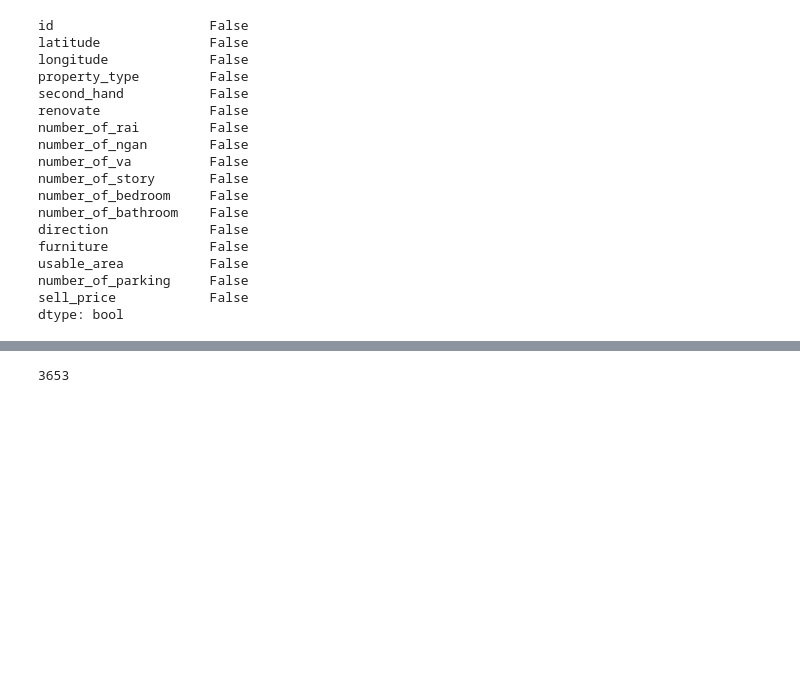
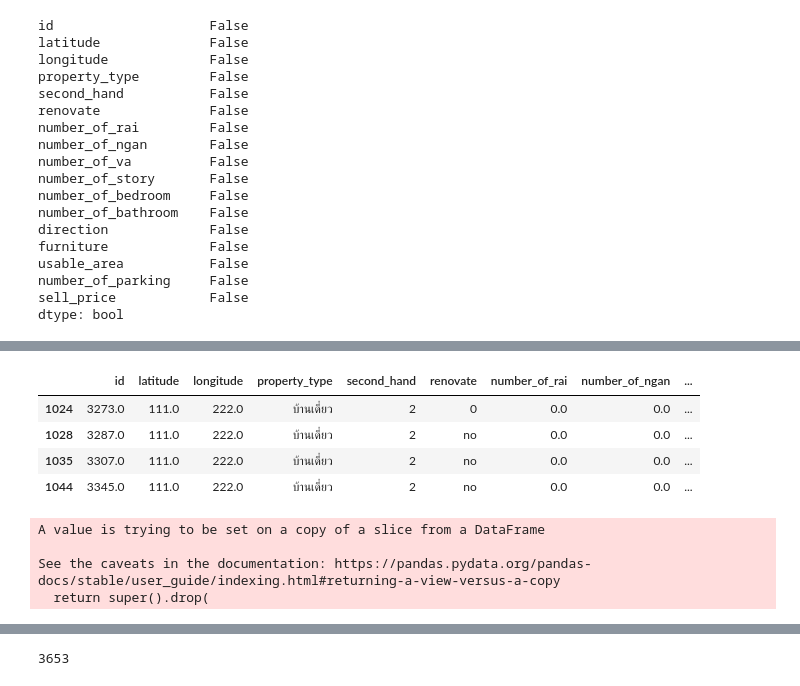
Before and after one commit to supatsara2002/bsc_dpdm22, a Jupyter notebook: midterm_dpdm22.ipynb, the cells around one changed output, grey strips where cells are left out. Drawn from its saved outputs; the diff is of its cells as text; code cells hidden in the pictures; blank space fills up the shorter version.

```diff
--- a/midterm_dpdm22.ipynb
+++ b/midterm_dpdm22.ipynb
@@ -202,3 +210,18 @@ home_1.describe()
 | 50% | 16.440098 | 102.799695 | 0.000000 | 0.000000 | 57.000000 | 1.000000 | 3.000000 | ... |
 | 75% | 16.486725 | 102.840579 | 0.000000 | 0.000000 | 73.100000 | 2.000000 | 3.000000 | ... |
 | max | 111.000000 | 222.000000 | 67.000000 | 95.000000 | 786.000000 | 32.000000 | 40.000000 | ... |
+# %%
+home_1[home_1['longitude']>180] #longitudeต้อง <180
+# %% [output]
+|  | id | latitude | longitude | property_type | second_hand | renovate | number_of_rai | number_of_ngan | ... |
+| 1024 | 3273.0 | 111.0 | 222.0 | บ้านเดี่ยว | 2 | 0 | 0.0 | 0.0 | ... |
+| 1028 | 3287.0 | 111.0 | 222.0 | บ้านเดี่ยว | 2 | no | 0.0 | 0.0 | ... |
+| 1035 | 3307.0 | 111.0 | 222.0 | บ้านเดี่ยว | 2 | no | 0.0 | 0.0 | ... |
+| 1044 | 3345.0 | 111.0 | 222.0 | บ้านเดี่ยว | 2 | no | 0.0 | 0.0 | ... |
+# %%
+home_1.drop([1024,1028,1035,1044], axis=0, inplace=True)
+# %% [output]
+A value is trying to be set on a copy of a slice from a DataFrame
+
+See the caveats in the documentation: https://pandas.pydata.org/pandas-docs/stable/user_guide/indexing.html#returning-a-view-versus-a-copy
+  return super().drop(
```
Also changed, not shown: parts of 15 cells of this notebook.
